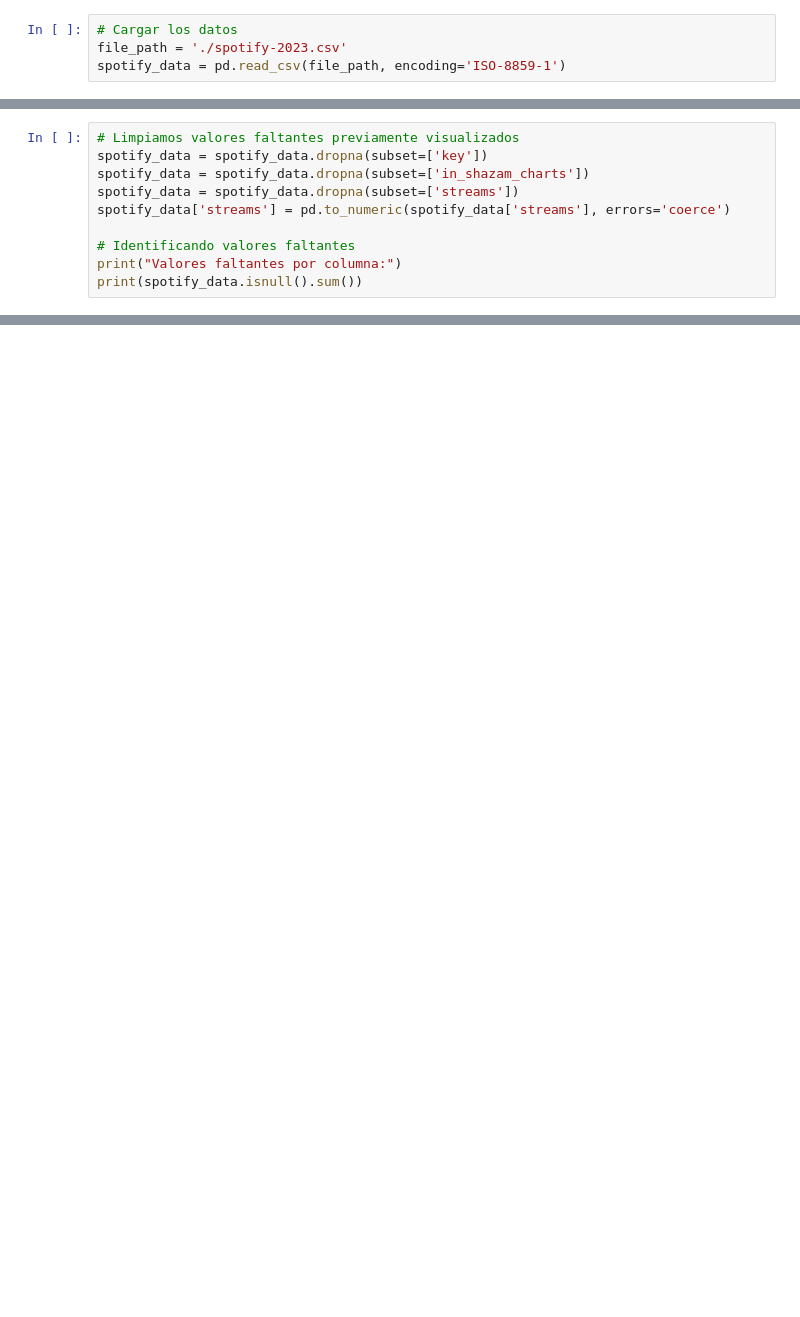
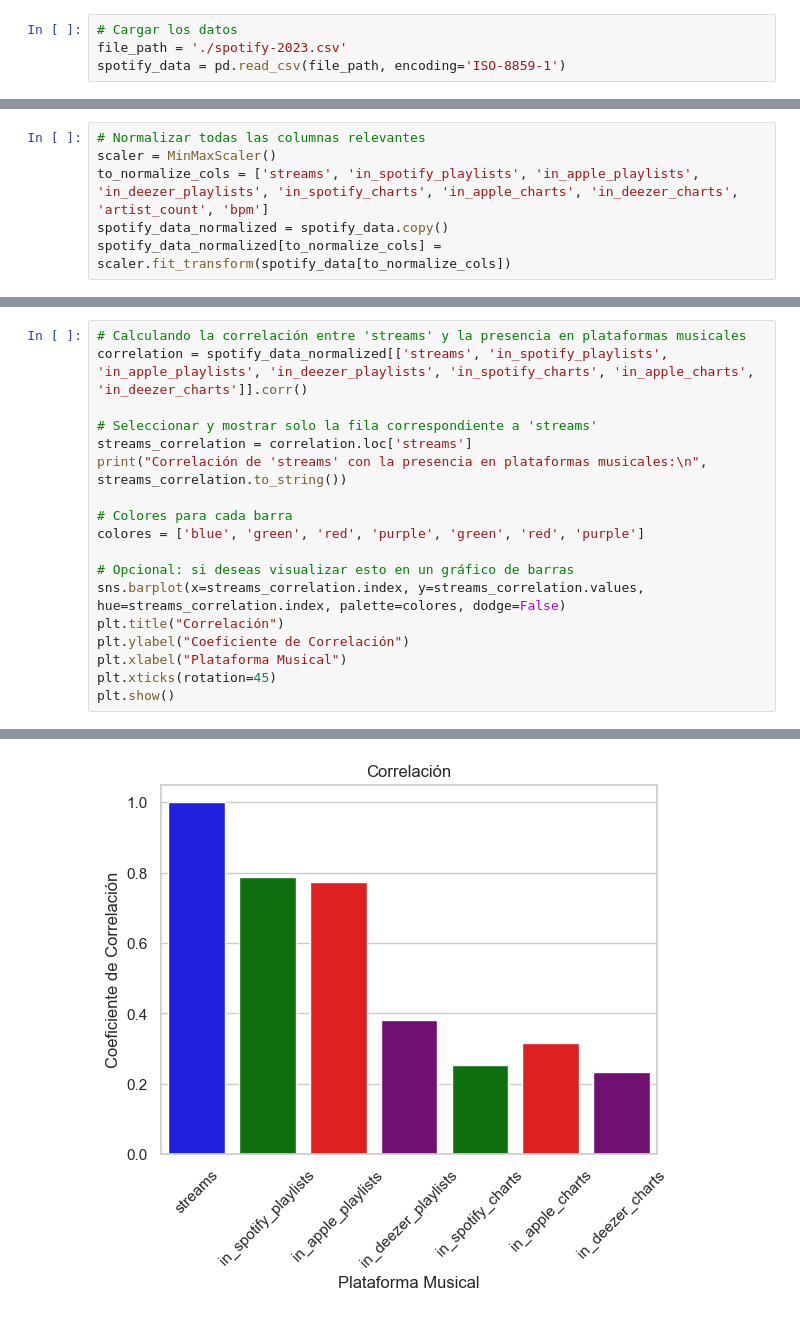
Before and after one commit to mizook/spotify_ds, a Jupyter notebook: spotify_project.ipynb, the cells around one changed output, grey strips where cells are left out. Saved outputs shown, nothing was run; the diff lists cells and outputs as text; blank space fills up the shorter version.

```diff
--- a/spotify_project.ipynb
+++ b/spotify_project.ipynb
@@ -55,10 +107,0 @@ max        64.000000
-# %%
-# Limpiamos valores faltantes previamente visualizados
-spotify_data = spotify_data.dropna(subset=['key'])
-spotify_data = spotify_data.dropna(subset=['in_shazam_charts'])
-spotify_data = spotify_data.dropna(subset=['streams'])
-spotify_data['streams'] = pd.to_numeric(spotify_data['streams'], errors='coerce')
-
-# Identificando valores faltantes
-print("Valores faltantes por columna:")
-print(spotify_data.isnull().sum())
@@ -166,0 +246,6 @@ valence_%             0.389729  0.349736   1.000000
+# %%
+# Normalizar todas las columnas relevantes
+scaler = MinMaxScaler()
+to_normalize_cols = ['streams', 'in_spotify_playlists', 'in_apple_playlists', 'in_deezer_playlists', 'in_spotify_charts', 'in_apple_charts', 'in_deezer_charts', 'artist_count', 'bpm']
+spotify_data_normalized = spotify_data.copy()
+spotify_data_normalized[to_normalize_cols] = scaler.fit_transform(spotify_data[to_normalize_cols])
@@ -166,0 +259,19 @@ valence_%             0.389729  0.349736   1.000000
+# %%
+# Calculando la correlación entre 'streams' y la presencia en plataformas musicales
+correlation = spotify_data_normalized[['streams', 'in_spotify_playlists', 'in_apple_playlists', 'in_deezer_playlists', 'in_spotify_charts', 'in_apple_charts', 'in_deezer_charts']].corr()
+
+# Seleccionar y mostrar solo la fila correspondiente a 'streams'
+streams_correlation = correlation.loc['streams']
+print("Correlación de 'streams' con la presencia en plataformas musicales:\n", streams_correlation.to_string())
+
+# Colores para cada barra
+colores = ['blue', 'green', 'red', 'purple', 'green', 'red', 'purple']
+
+# Opcional: si deseas visualizar esto en un gráfico de barras
+sns.barplot(x=streams_correlation.index, y=streams_correlation.values, hue=streams_correlation.index, palette=colores, dodge=False)
+plt.title("Correlación")
+plt.ylabel("Coeficiente de Correlación")
+plt.xlabel("Plataforma Musical")
+plt.xticks(rotation=45)
+plt.show()
+# %% [output]
@@ -166,0 +286 @@ valence_%             0.389729  0.349736   1.000000
+[figure, added]
```
Also changed, not shown: parts of 25 cells of this notebook.
